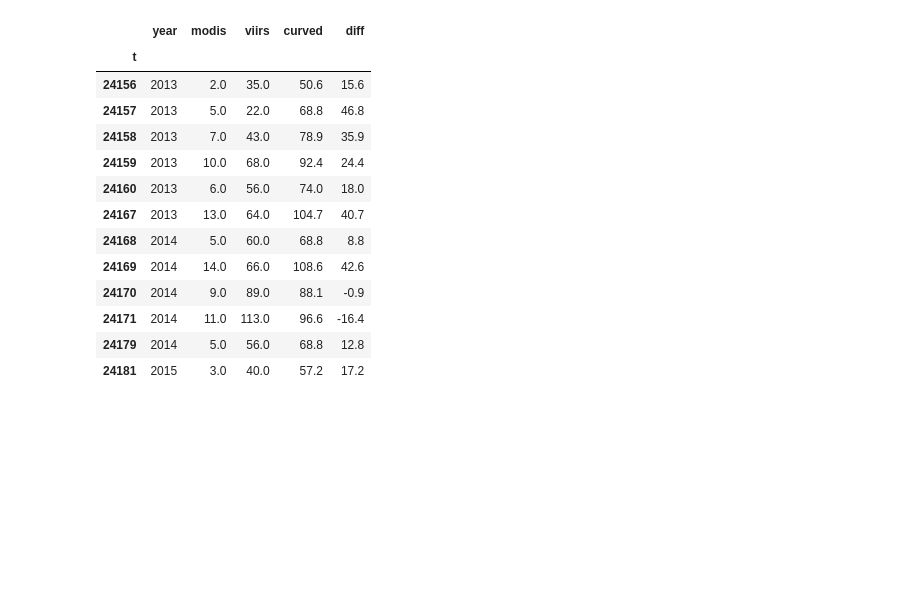
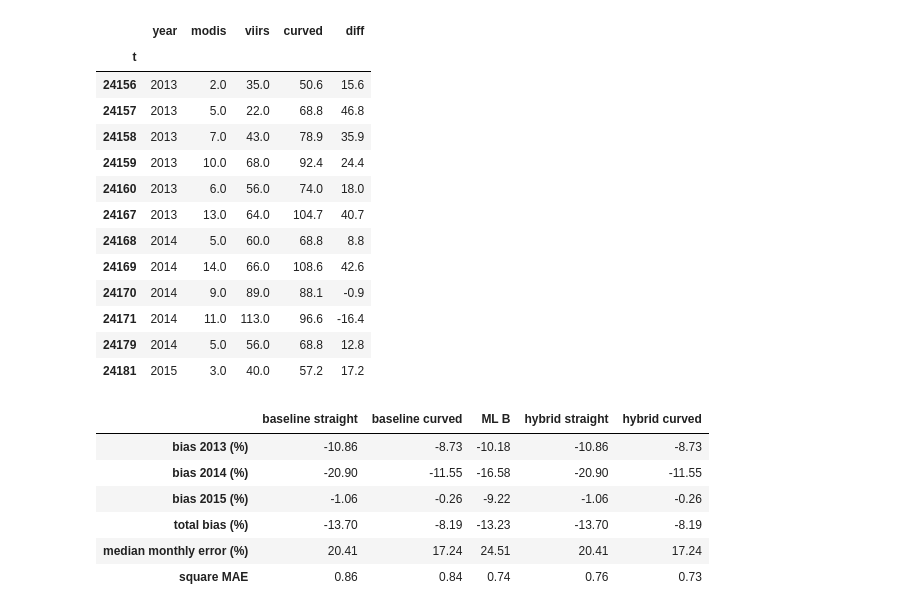
Before and after one commit to BEramZZZ/space-apps-fire, a Jupyter notebook: notebooks/training.ipynb, the cells around one changed output. Cells and saved outputs as stored; diff of their text form; code cells hidden in the pictures; blank space fills up the shorter version.

```diff
--- a/notebooks/training.ipynb
+++ b/notebooks/training.ipynb
@@ -373,0 +376,29 @@ display(q.round(1))
+# %%
+# ML decides the split across squares, the curved baseline decides each month's total
+d  = cube.loc[te]
+cur_tot = d.groupby("t")["base_q"].transform("sum")     # curved baseline monthly total
+ml_tot  = d.groupby("t")["ml_B"].transform("sum")       # ML monthly total
+cube["hyb_q"] = np.nan
+cube.loc[te, "hyb_q"] = (d["ml_B"] / ml_tot * cur_tot).fillna(0)
+
+d = cube.loc[te]
+rows = {}
+for name, col in [("baseline straight", "base_bt"), ("baseline curved", "base_q"),
+                  ("ML B", "ml_B"), ("hybrid straight", "hyb"), ("hybrid curved", "hyb_q")]:
+    m = d.groupby("t")[["viirs", col]].sum()
+    m = m[m.viirs > 0]
+    r = {f"bias {y} (%)": 100 * (d.loc[d.year == y, col].sum() / d.loc[d.year == y, "viirs"].sum() - 1)
+         for y in (2013, 2014, 2015)}
+    r["total bias (%)"] = 100 * (d[col].sum() / d.viirs.sum() - 1)
+    r["median monthly error (%)"] = 100 * ((m.viirs - m[col]).abs() / m.viirs).median()
+    r["square MAE"] = (d.viirs - d[col]).abs().mean()
+    rows[name] = r
+display(pd.DataFrame(rows).round(2))
+# %% [output]
+|  | baseline straight | baseline curved | ML B | hybrid straight | hybrid curved |
+| bias 2013 (%) | -10.86 | -8.73 | -10.18 | -10.86 | -8.73 |
+| bias 2014 (%) | -20.90 | -11.55 | -16.58 | -20.90 | -11.55 |
+| bias 2015 (%) | -1.06 | -0.26 | -9.22 | -1.06 | -0.26 |
+| total bias (%) | -13.70 | -8.19 | -13.23 | -13.70 | -8.19 |
+| median monthly error (%) | 20.41 | 17.24 | 24.51 | 20.41 | 17.24 |
+| square MAE | 0.86 | 0.84 | 0.74 | 0.76 | 0.73 |
```
Also changed, not shown: parts of 14 cells of this notebook.
